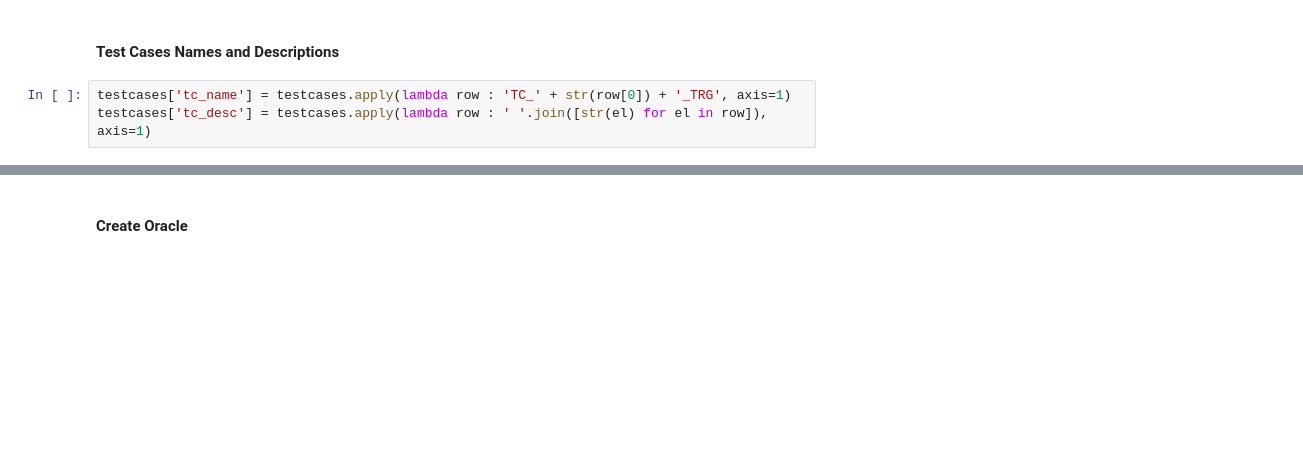
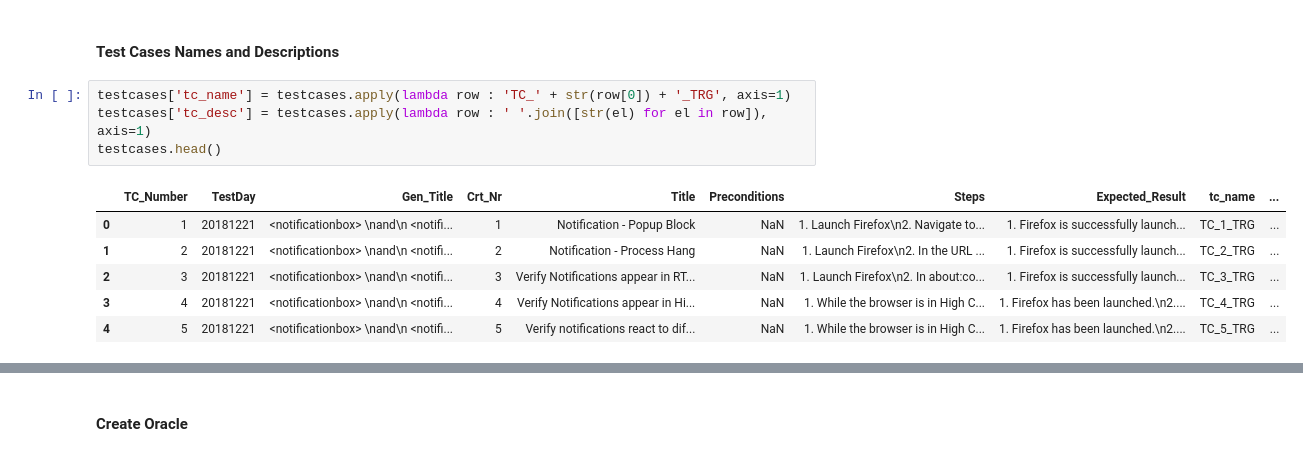
Before and after one commit to Pointpt/trace-link-recovery-study, a Jupyter notebook: scripts/input_proc_fx_v2.ipynb, the cells around one changed output, grey strips where cells are left out. Cells and saved outputs as stored; diff of their text form; blank space fills up the shorter version.

```diff
--- a/scripts/input_proc_fx_v2.ipynb
+++ b/scripts/input_proc_fx_v2.ipynb
@@ -41,6 +40,14 @@ bugreports['br_desc'] = bugreports.apply(lambda row : ' '.join([str(el) for el i
 # %%
 testcases['tc_name'] = testcases.apply(lambda row : 'TC_' + str(row[0]) + '_TRG', axis=1)
 testcases['tc_desc'] = testcases.apply(lambda row : ' '.join([str(el) for el in row]), axis=1)
+testcases.head()
+# %% [output]
+|  | TC_Number | TestDay | Gen_Title | Crt_Nr | Title | Preconditions | Steps | Expected_Result | tc_name | ... |
+| 0 | 1 | 20181221 | <notificationbox> \nand\n <notifi... | 1 | Notification - Popup Block | NaN | 1. Launch Firefox\n2. Navigate to... | 1. Firefox is successfully launch... | TC_1_TRG | ... |
+| 1 | 2 | 20181221 | <notificationbox> \nand\n <notifi... | 2 | Notification - Process Hang | NaN | 1. Launch Firefox\n2. In the URL ... | 1. Firefox is successfully launch... | TC_2_TRG | ... |
+| 2 | 3 | 20181221 | <notificationbox> \nand\n <notifi... | 3 | Verify Notifications appear in RT... | NaN | 1. Launch Firefox\n2. In about:co... | 1. Firefox is successfully launch... | TC_3_TRG | ... |
+| 3 | 4 | 20181221 | <notificationbox> \nand\n <notifi... | 4 | Verify Notifications appear in Hi... | NaN | 1. While the browser is in High C... | 1. Firefox has been launched.\n2.... | TC_4_TRG | ... |
+| 4 | 5 | 20181221 | <notificationbox> \nand\n <notifi... | 5 | Verify notifications react to dif... | NaN | 1. While the browser is in High C... | 1. Firefox has been launched.\n2.... | TC_5_TRG | ... |
 # %%
 print('Expected instances amount: {}'.format(len(bugreports) * len(testcases)))
 
```
Also changed, not shown: parts of 15 cells of this notebook.
